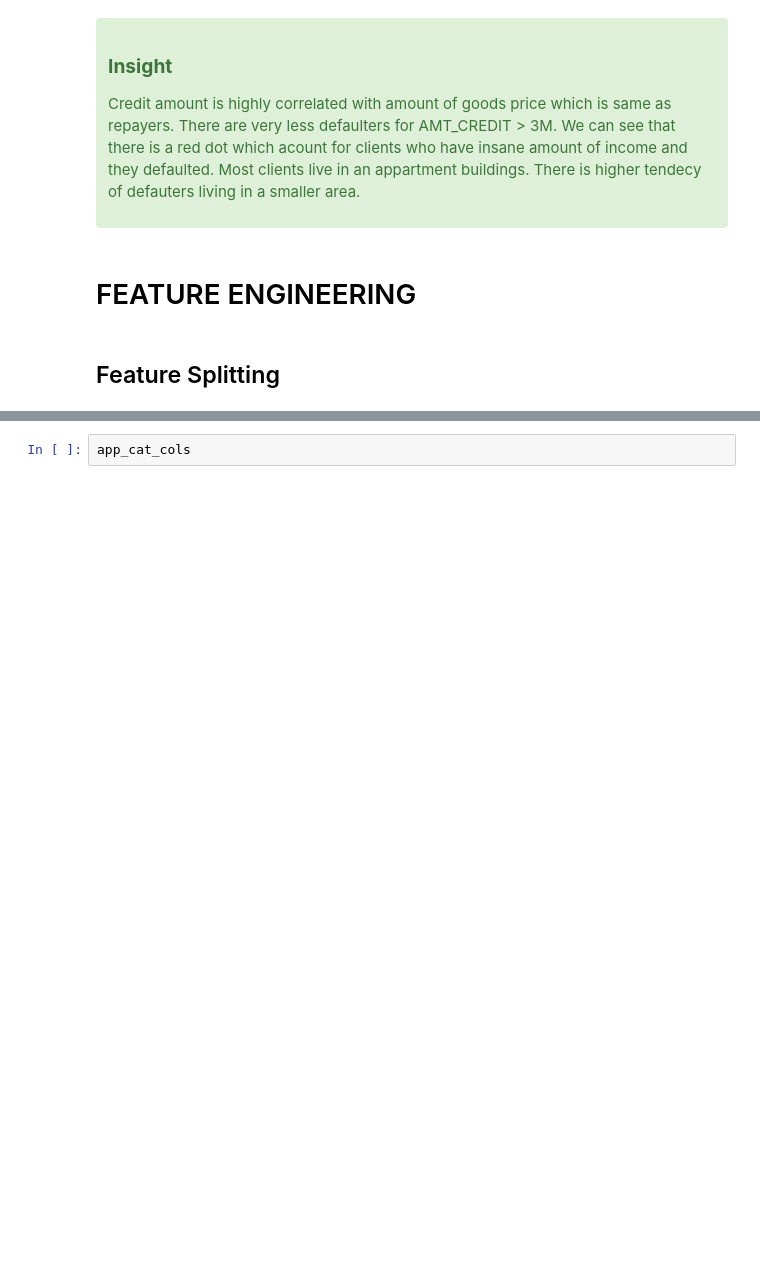
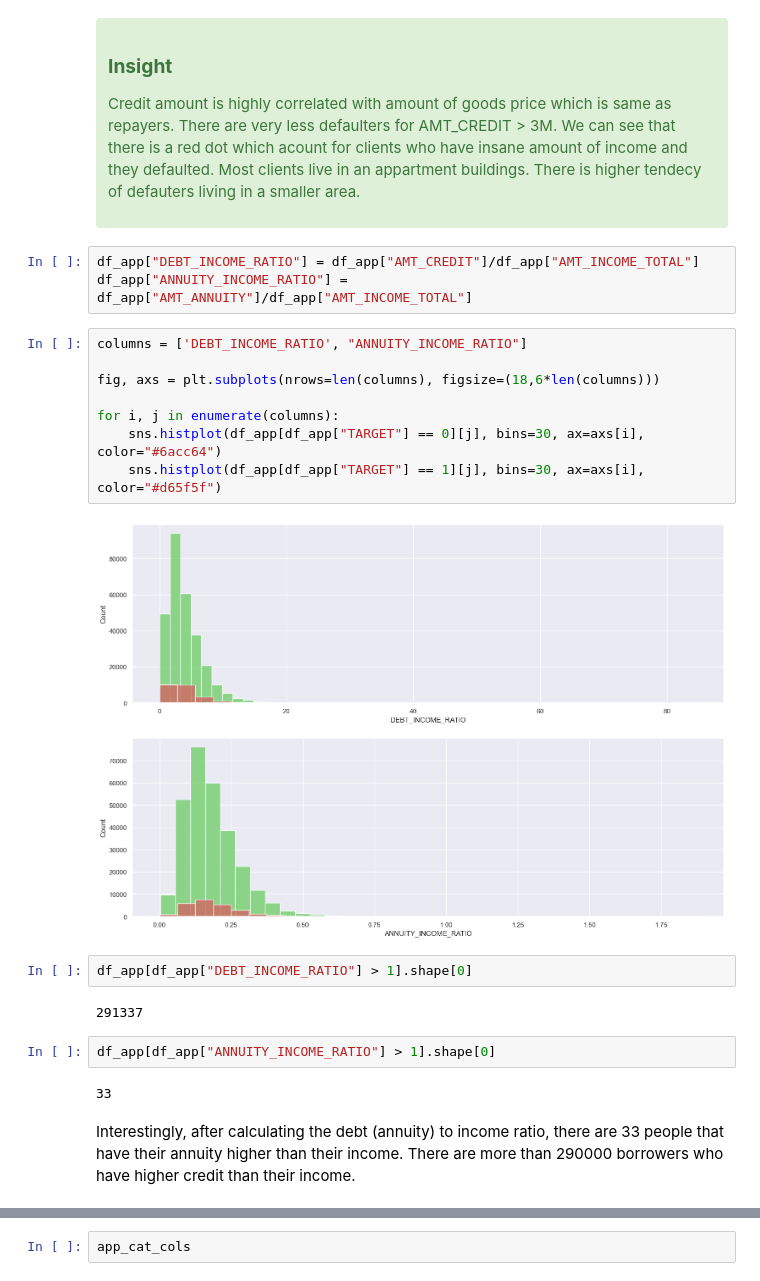
Before and after one commit to Ahmad-assegaf/hacktiv8-final-project, a Jupyter notebook: main.ipynb, the cells around one changed output, grey strips where cells are left out. Drawn from its saved outputs; the diff is of its cells as text; blank space fills up the shorter version.

```diff
--- a/main.ipynb
+++ b/main.ipynb
@@ -1160,7 +1261,26 @@ plt.show()
         <p>Credit amount is highly correlated with amount of goods price which is same as repayers. There are very less defaulters for AMT_CREDIT > 3M. We can see that there is a red dot which acount for clients who have insane amount of income and they defaulted. Most clients live in an appartment buildings. There is higher tendecy of defauters living in a smaller area.</p>
     </span>
 </div>
-# %% [markdown]
-# FEATURE ENGINEERING
-# %% [markdown]
-## Feature Splitting
+# %%
+df_app["DEBT_INCOME_RATIO"] = df_app["AMT_CREDIT"]/df_app["AMT_INCOME_TOTAL"]
+df_app["ANNUITY_INCOME_RATIO"] = df_app["AMT_ANNUITY"]/df_app["AMT_INCOME_TOTAL"]
+# %%
+columns = ['DEBT_INCOME_RATIO', "ANNUITY_INCOME_RATIO"]
+
+fig, axs = plt.subplots(nrows=len(columns), figsize=(18,6*len(columns)))
+
+for i, j in enumerate(columns):
+    sns.histplot(df_app[df_app["TARGET"] == 0][j], bins=30, ax=axs[i], color="#6acc64")
+    sns.histplot(df_app[df_app["TARGET"] == 1][j], bins=30, ax=axs[i], color="#d65f5f")
+# %% [output]
+[figure, added]
+# %%
+df_app[df_app["DEBT_INCOME_RATIO"] > 1].shape[0]
+# %% [output]
+291337
+# %%
+df_app[df_app["ANNUITY_INCOME_RATIO"] > 1].shape[0]
+# %% [output]
+33
+# %% [markdown]
+Interestingly, after calculating the debt (annuity) to income ratio, there are 33 people that have their annuity higher than their income. There are more than 290000 borrowers who have higher credit than their income.
```
Also changed, not shown: parts of 113 cells of this notebook, 1 other file.
